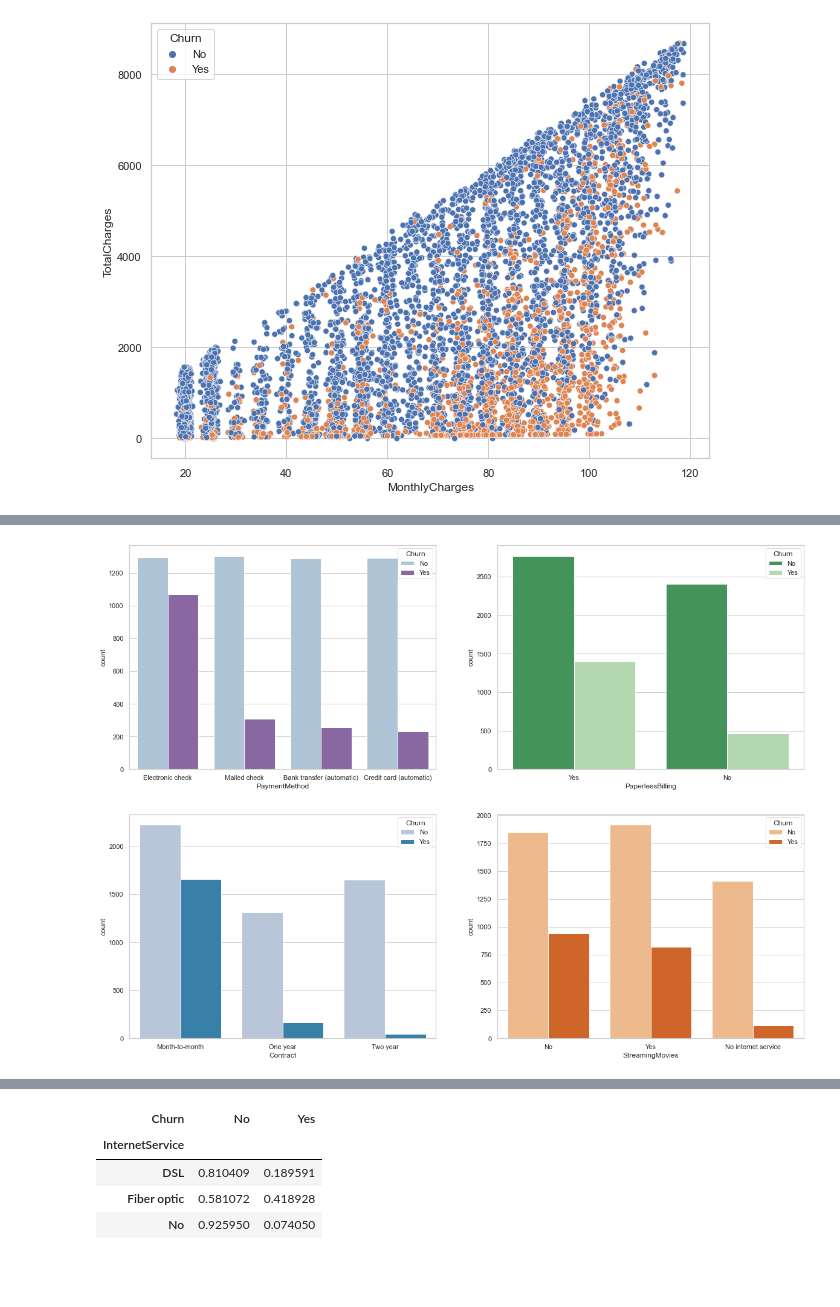
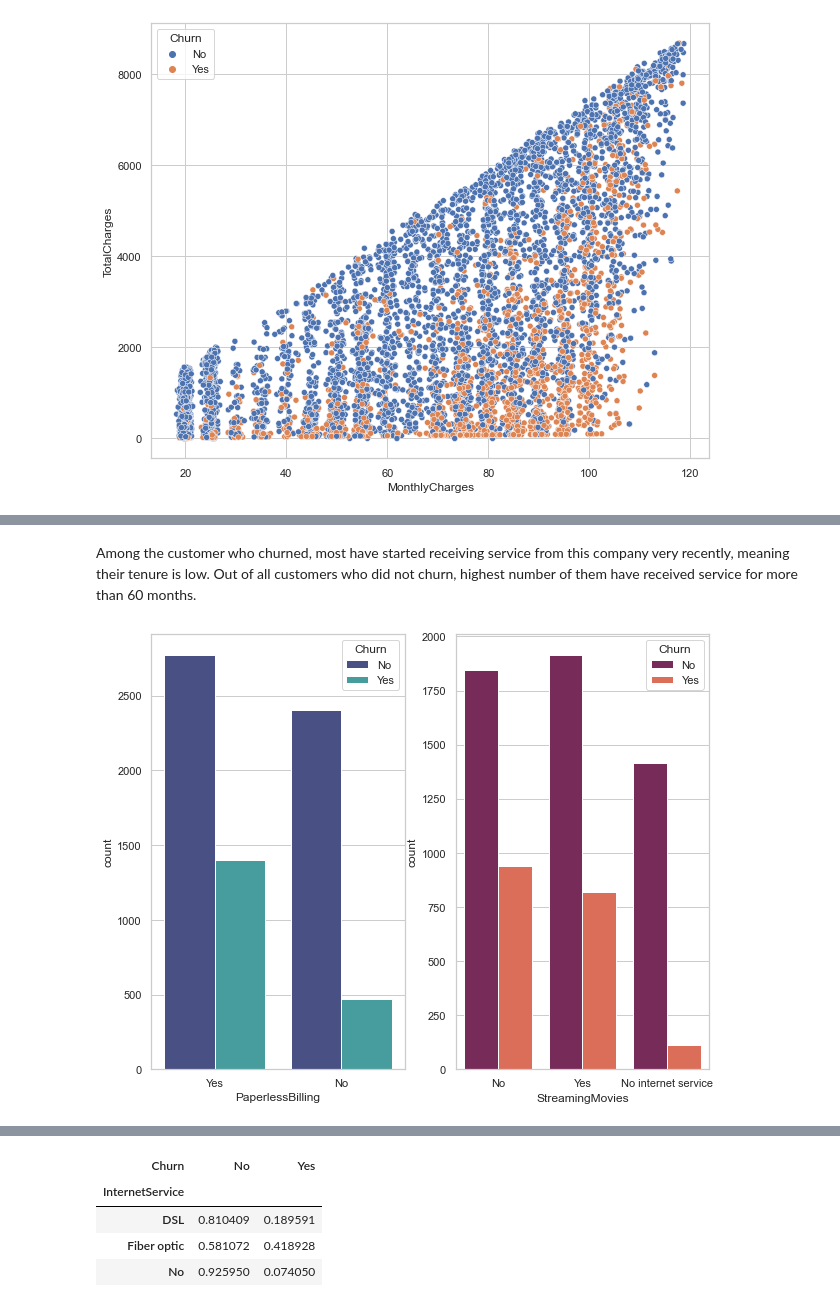
Before and after one commit to waruni1017/Customer-Churn-Analysis, a Jupyter notebook: Customer Churn Project.ipynb, the cells around one changed output, grey strips where cells are left out. Cells and saved outputs as stored; diff of their text form; code cells hidden in the pictures; blank space fills up the shorter version.

```diff
--- a/Customer Churn Project.ipynb
+++ b/Customer Churn Project.ipynb
@@ -27,5 +38,5 @@ import matplotlib.pyplot as plt
 # %%
-df = pd.read_csv("C:/Users/waruni/OneDrive - Iowa State University/Documents/Customer Churn Project/Telco_Customer_Churn.csv")
+df = pd.read_csv("Telco_Customer_Churn.csv")
 # %%
 df.head().T
 # %% [output]
@@ -272,10 +355,10 @@ plt.show()
+# %% [markdown]
+Among the customer who churned, most have started receiving service from this company very recently, meaning their tenure is low. Out of all customers who did not churn, highest number of them have received service for more than 60 months.
 # %%
-fig, ax = plt.subplots(2,2, figsize=(20, 15))
-sns.countplot(x="PaymentMethod",hue="Churn", data = df, palette="BuPu", ax=ax[0,0])
-sns.countplot(x="PaperlessBilling",hue="Churn", data = df, palette="Greens_r", ax=ax[0,1])
-sns.countplot(x="Contract",hue="Churn", data = df, palette="PuBu", ax=ax[1,0])
-sns.countplot(x="StreamingMovies",hue="Churn", data = df, palette="Oranges", ax=ax[1,1])
+fig, ax = plt.subplots(1,2, figsize=(10, 8))
+sns.countplot(x="PaperlessBilling",hue="Churn", data = df, palette="mako", ax=ax[0])
+sns.countplot(x="StreamingMovies",hue="Churn", data = df, palette="rocket", ax=ax[1])
 plt.show()
 # %% [output]
-[figure, old version]
+[figure, new version]
 # %%
```
Also changed, not shown: parts of 62 cells of this notebook.
